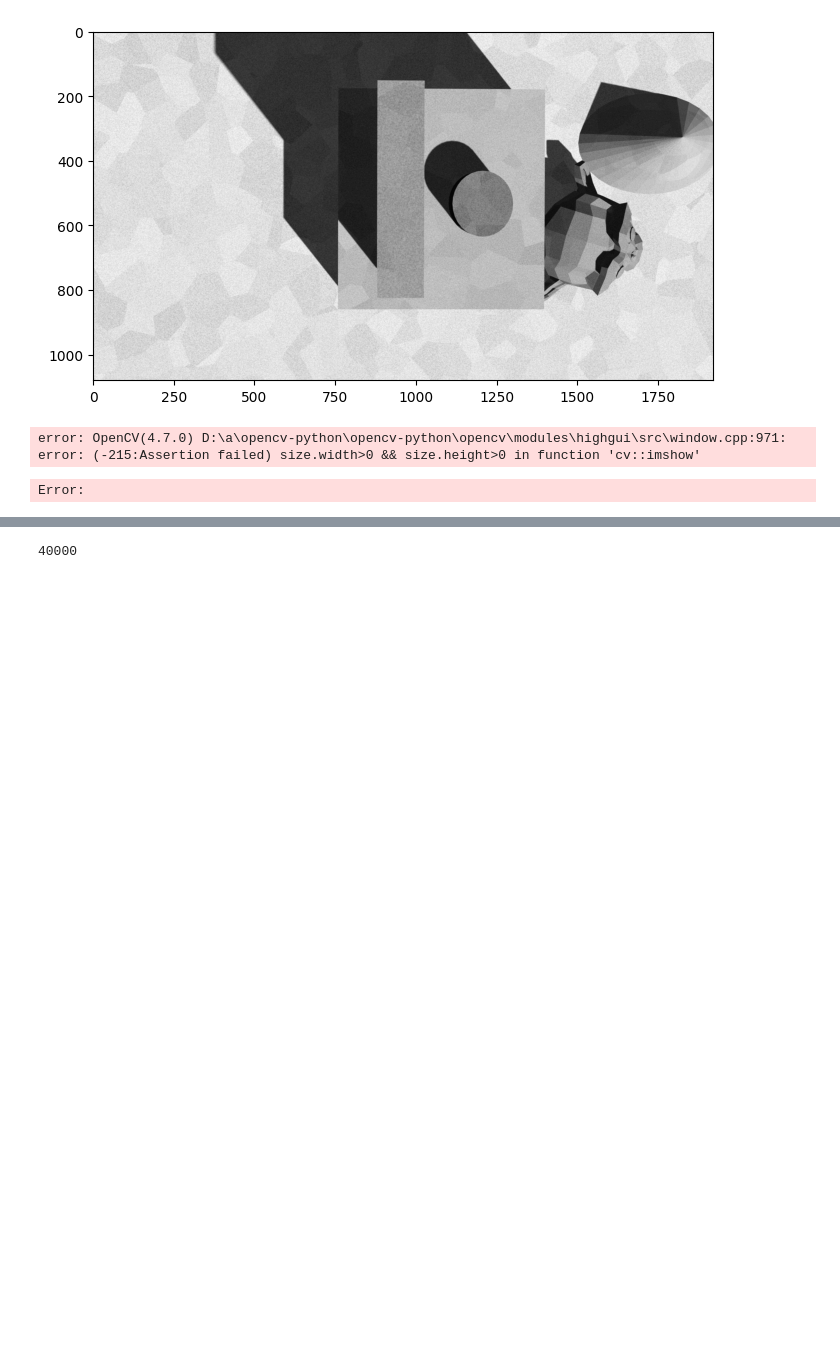
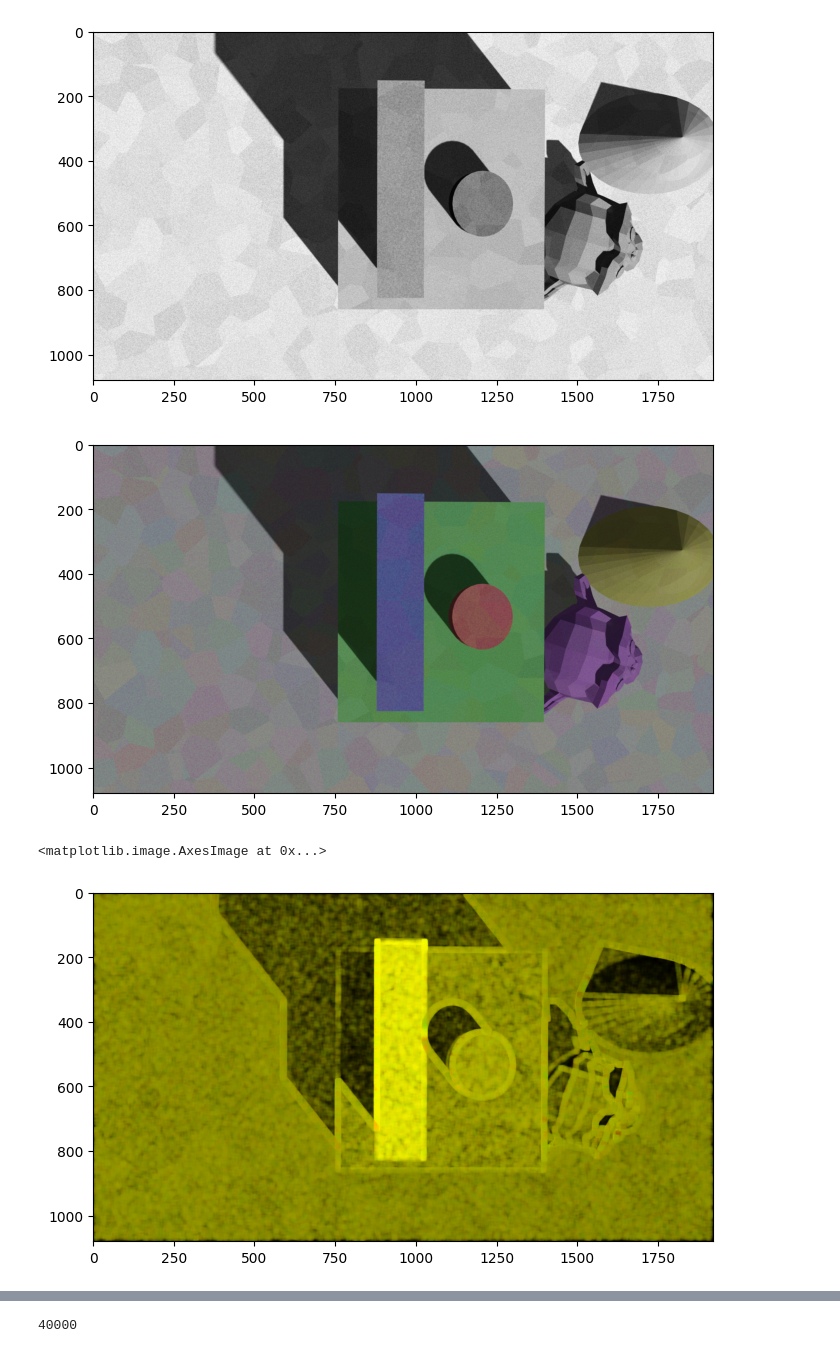
Before and after one commit to jacekdobrowolski/twm, a Jupyter notebook: test.ipynb, the cells around one changed output, grey strips where cells are left out. Cells and saved outputs as stored; diff of their text form; code cells hidden in the pictures; blank space fills up the shorter version.

```diff
--- a/test.ipynb
+++ b/test.ipynb
@@ -15,27 +15,32 @@ plt.imshow(prev_gray, cmap='gray')
 <matplotlib.image.AxesImage at 0x...>
 [figure]
 # %%
-while(cap.isOpened()):
-    ret, frame = cap.read()
-    cv.imshow("input", frame)
-    gray = cv.cvtColor(frame, cv.COLOR_BGR2GRAY)
-    flow = cv.calcOpticalFlowFarneback(prev_gray, gray,
-                                       None,
-                                       0.5, 3, 15, 3, 5, 1.2, 0)
-    magnitude, angle = cv.cartToPolar(flow[..., 0], flow[..., 1])
-    mask[..., 0] = angle * 180 / np.pi / 2
-    mask[..., 2] = cv.normalize(magnitude, None, 0, 255, cv.NORM_MINMAX)
-    rgb = cv.cvtColor(mask, cv.COLOR_HSV2BGR)
-    rgb -= rgb.mean(dtype=np.uint8)
-    cv.imshow("dense optical flow", rgb)
-    prev_gray = gray
-    if cv.waitKey(1) & 0xFF == ord('q'):
-        break
-cap.release()
-cv.destroyAllWindows()
+
+ret, frame = cap.read()
+plt.imshow(frame), plt.show()
+gray = cv.cvtColor(frame, cv.COLOR_BGR2GRAY)
+flow = cv.calcOpticalFlowFarneback(
+    prev=prev_gray,
+    next=gray,
+    flow=None,
+    pyr_scale=0.5,
+    levels=3,
+    winsize=15,
+    iterations=3,
+    poly_n=5,
+    poly_sigma=1.2,
+    flags=0
+)
+
+magnitude, angle = cv.cartToPolar(flow[..., 0], flow[..., 1])
+mask[..., 0] = angle * 180 / np.pi / 2
+mask[..., 2] = cv.normalize(magnitude, None, 0, 255, cv.NORM_MINMAX)
+rgb = cv.cvtColor(mask, cv.COLOR_HSV2BGR)
+plt.imshow(rgb)
 # %% [output]
+[figure, added]
-error: OpenCV(4.7.0) D:\a\opencv-python\opencv-python\opencv\modules\highgui\src\window.cpp:971: error: (-215:Assertion failed) size.width>0 && size.height>0 in function 'cv::imshow'
+<matplotlib.image.AxesImage at 0x...>
-Error:
+[figure, added]
 # %%
 ret, img = cap.read()
 gray = cv.cvtColor(img,cv.COLOR_BGR2GRAY)
```
Also changed, not shown: parts of 2 cells of this notebook, 1 other file.
